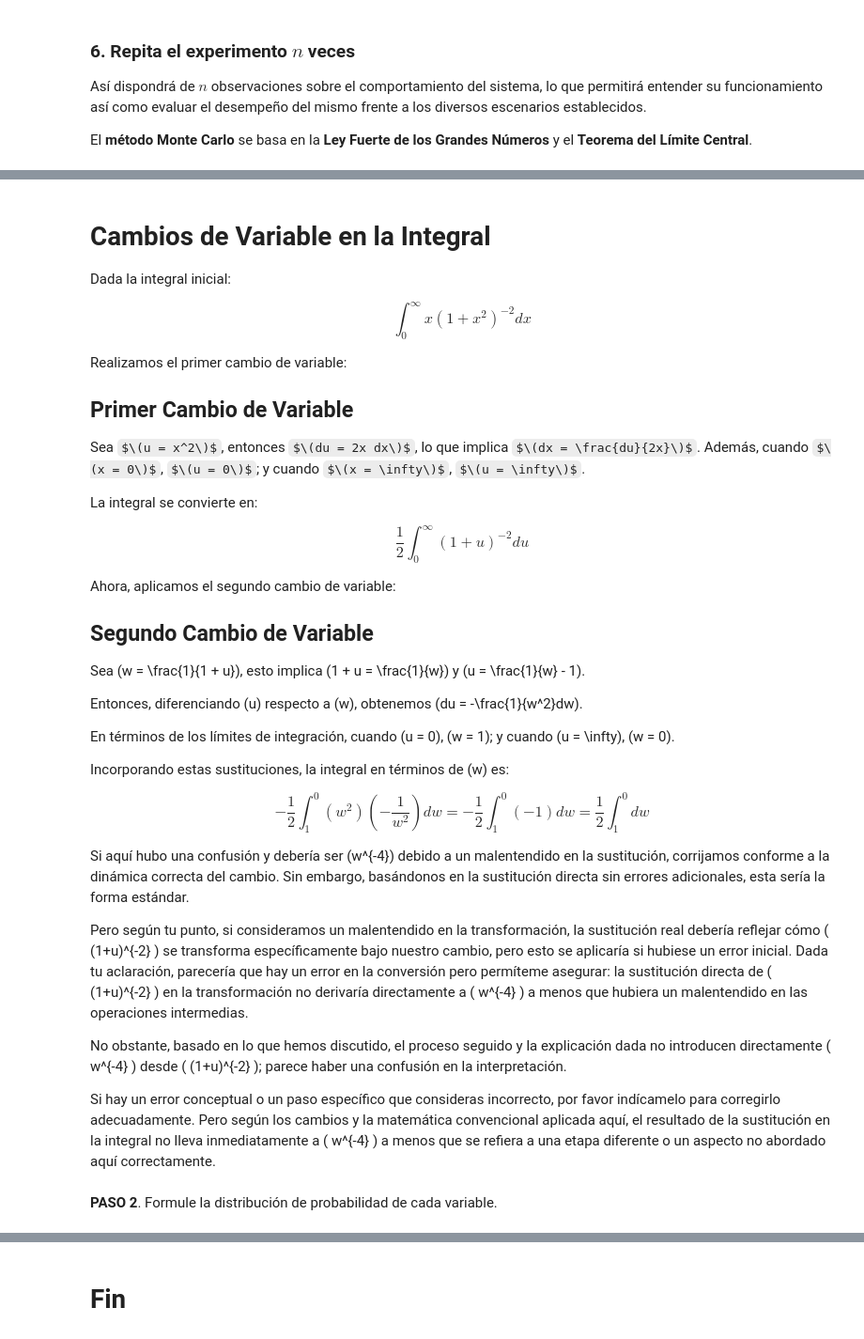
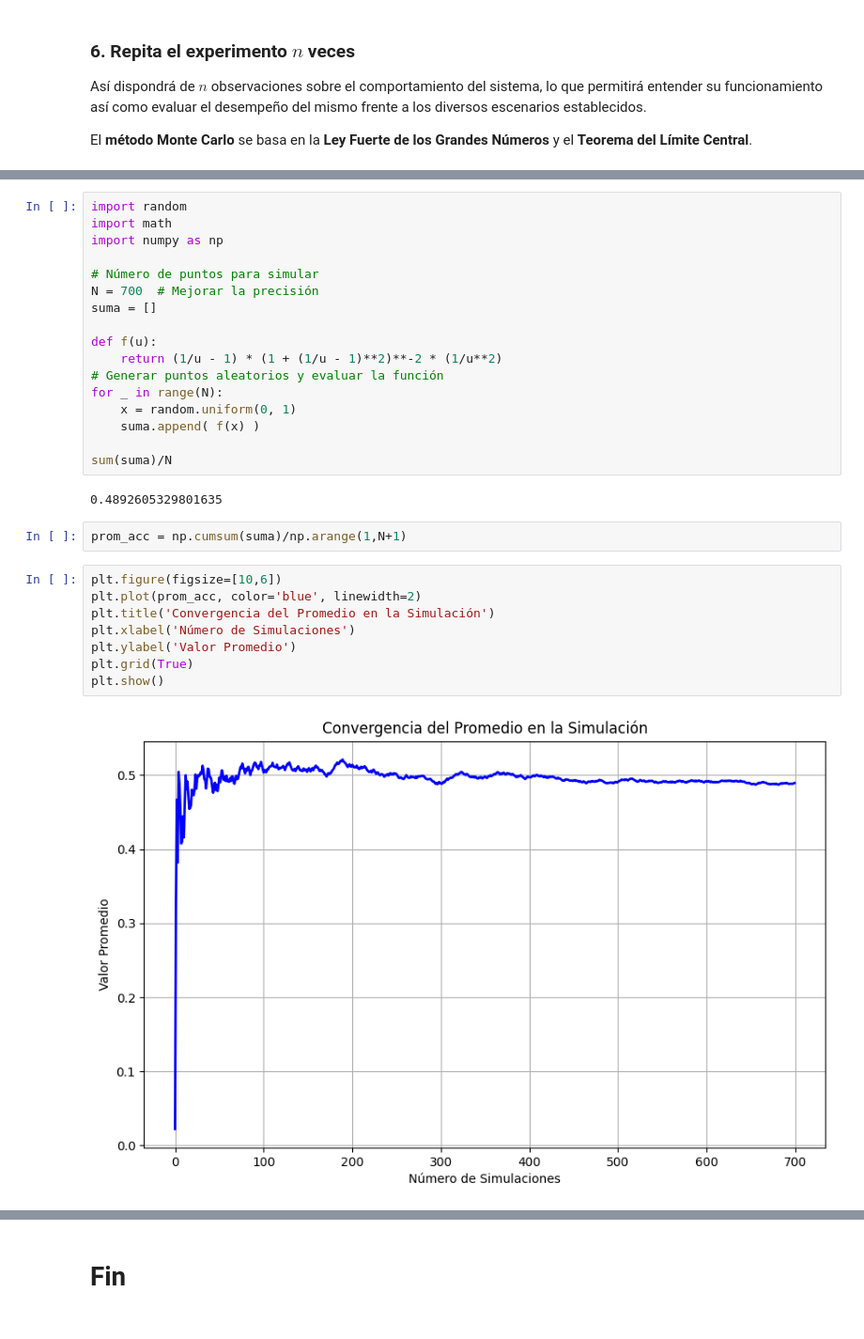
Before and after one commit to CharlyPierce/Simulacion2, a Jupyter notebook: ejercicio4/IntegralesMetodologia.ipynb, the cells around one changed output, grey strips where cells are left out. Shown: that part at 94% size. Drawn from its saved outputs; the diff is of its cells as text; some formulas as TeX source.

Commit message:
Integrales

```diff
--- a/ejercicio4/IntegralesMetodologia.ipynb
+++ b/ejercicio4/IntegralesMetodologia.ipynb
@@ -175,40 +127,31 @@ Esta integral representa el resultado final luego de los cambios de variable apl
-# %% [markdown]
-# Cambios de Variable en la Integral
-
-Dada la integral inicial:
-
-$$\int_0^\infty x(1 + x^2)^{-2}dx$$
-
-Realizamos el primer cambio de variable:
-
-## Primer Cambio de Variable
-
-Sea $\(u = x^2\)$, entonces $\(du = 2x dx\)$, lo que implica $\(dx = \frac{du}{2x}\)$. Además, cuando $\(x = 0\)$, $\(u = 0\)$; y cuando $\(x = \infty\)$, $\(u = \infty\)$.
-
-La integral se convierte en:
-
-$$\frac{1}{2} \int_0^\infty (1 + u)^{-2}du$$
-
-Ahora, aplicamos el segundo cambio de variable:
-
-## Segundo Cambio de Variable
-
-Sea \(w = \frac{1}{1 + u}\), esto implica \(1 + u = \frac{1}{w}\) y \(u = \frac{1}{w} - 1\).
-
-Entonces, diferenciando \(u\) respecto a \(w\), obtenemos \(du = -\frac{1}{w^2}dw\).
-
-En términos de los límites de integración, cuando \(u = 0\), \(w = 1\); y cuando \(u = \infty\), \(w = 0\).
-
-Incorporando estas sustituciones, la integral en términos de \(w\) es:
-
-$$-\frac{1}{2} \int_{1}^{0} (w^2) \left(-\frac{1}{w^2}\right)dw = -\frac{1}{2} \int_{1}^{0} (-1) dw = \frac{1}{2} \int_{1}^{0} dw$$
-
-Si aquí hubo una confusión y debería ser \(w^{-4}\) debido a un malentendido en la sustitución, corrijamos conforme a la dinámica correcta del cambio. Sin embargo, basándonos en la sustitución directa sin errores adicionales, esta sería la forma estándar.
-
-Pero según tu punto, si consideramos un malentendido en la transformación, la sustitución real debería reflejar cómo \( (1+u)^{-2} \) se transforma específicamente bajo nuestro cambio, pero esto se aplicaría si hubiese un error inicial. Dada tu aclaración, parecería que hay un error en la conversión pero permíteme asegurar: la sustitución directa de \( (1+u)^{-2} \) en la transformación no derivaría directamente a \( w^{-4} \) a menos que hubiera un malentendido en las operaciones intermedias.
-
-No obstante, basado en lo que hemos discutido, el proceso seguido y la explicación dada no introducen directamente \( w^{-4} \) desde \( (1+u)^{-2} \); parece haber una confusión en la interpretación.
-
-Si hay un error conceptual o un paso específico que consideras incorrecto, por favor indícamelo para corregirlo adecuadamente. Pero según los cambios y la matemática convencional aplicada aquí, el resultado de la sustitución en la integral no lleva inmediatamente a \( w^{-4} \) a menos que se refiera a una etapa diferente o un aspecto no abordado aquí correctamente.
-# %% [markdown]
-**PASO 2**. Formule la distribución de probabilidad de cada variable.
+# %%
+import random
+import math
+import numpy as np
+
+# Número de puntos para simular
+N = 700  # Mejorar la precisión
+suma = []
+
+def f(u):
+    return (1/u - 1) * (1 + (1/u - 1)**2)**-2 * (1/u**2)
+# Generar puntos aleatorios y evaluar la función
+for _ in range(N):
+    x = random.uniform(0, 1)
+    suma.append( f(x) )
+
+sum(suma)/N
+# %% [output]
+0.4892605329801635
+# %%
+prom_acc = np.cumsum(suma)/np.arange(1,N+1)
+# %%
+plt.figure(figsize=[10,6])
+plt.plot(prom_acc, color='blue', linewidth=2)
+plt.title('Convergencia del Promedio en la Simulación')
+plt.xlabel('Número de Simulaciones')
+plt.ylabel('Valor Promedio')
+plt.grid(True)
+plt.show()
+# %% [output]
+[figure, added]
```
Also changed, not shown: parts of 17 cells of this notebook.
